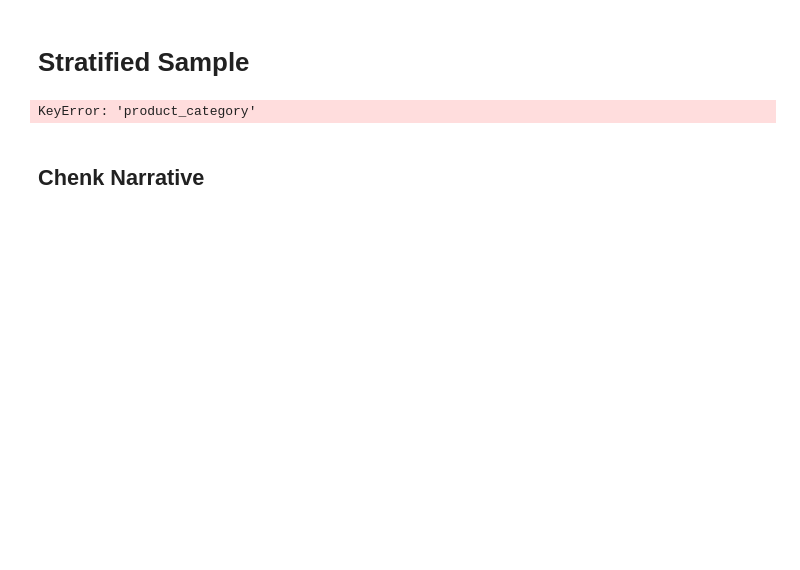
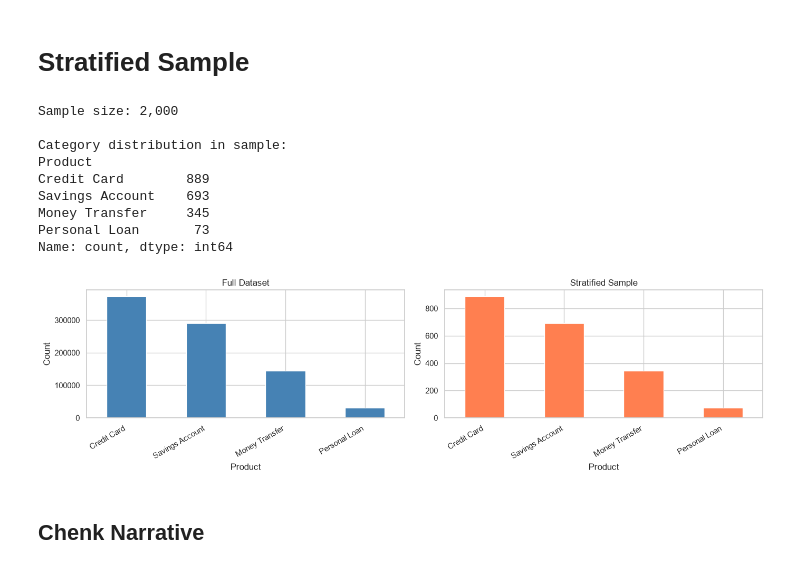
Before and after one commit to Rakeb-sys/rag-complaint-chatbot, a Jupyter notebook: notebooks/chunking_and_embedding.ipynb, the cells around one changed output. Drawn from its saved outputs; the diff is of its cells as text; code cells hidden in the pictures; blank space fills up the shorter version.

```diff
--- a/notebooks/chunking_and_embedding.ipynb
+++ b/notebooks/chunking_and_embedding.ipynb
@@ -36,23 +46,32 @@ Name: count, dtype: int64
 # %%
 SAMPLE_SIZE = 2000
 df_sample = stratified_sample(df, n=SAMPLE_SIZE)
 print(f'Sample size: {len(df_sample):,}')
 print('\nCategory distribution in sample:')
-print(df_sample['product_category'].value_counts())
+print(df_sample['Product'].value_counts())
 
 fig, axes = plt.subplots(1, 2, figsize=(14, 4))
-df['product_category'].value_counts().plot(kind='bar', ax=axes[0], title='Full Dataset', color='steelblue')
-df_sample['product_category'].value_counts().plot(kind='bar', ax=axes[1], title='Stratified Sample', color='coral')
+df['Product'].value_counts().plot(kind='bar', ax=axes[0], title='Full Dataset', color='steelblue')
+df_sample['Product'].value_counts().plot(kind='bar', ax=axes[1], title='Stratified Sample', color='coral')
 for ax in axes:
     ax.set_xlabel('Product')
     ax.set_ylabel('Count')
     plt.sca(ax)
     plt.xticks(rotation=30, ha='right')
 plt.tight_layout()
 plt.savefig('../data/processed/sample_distribution.png', dpi=120)
 plt.show()
 # %% [output]
-KeyError: 'product_category'
+Sample size: 2,000
+
+Category distribution in sample:
+Product
+Credit Card        889
+Savings Account    693
+Money Transfer     345
+Personal Loan       73
+Name: count, dtype: int64
+[figure, added]
 # %% [markdown]
 ## Chenk Narrative
 # %%
```
Also changed, not shown: parts of 7 cells of this notebook, 2 other files.
